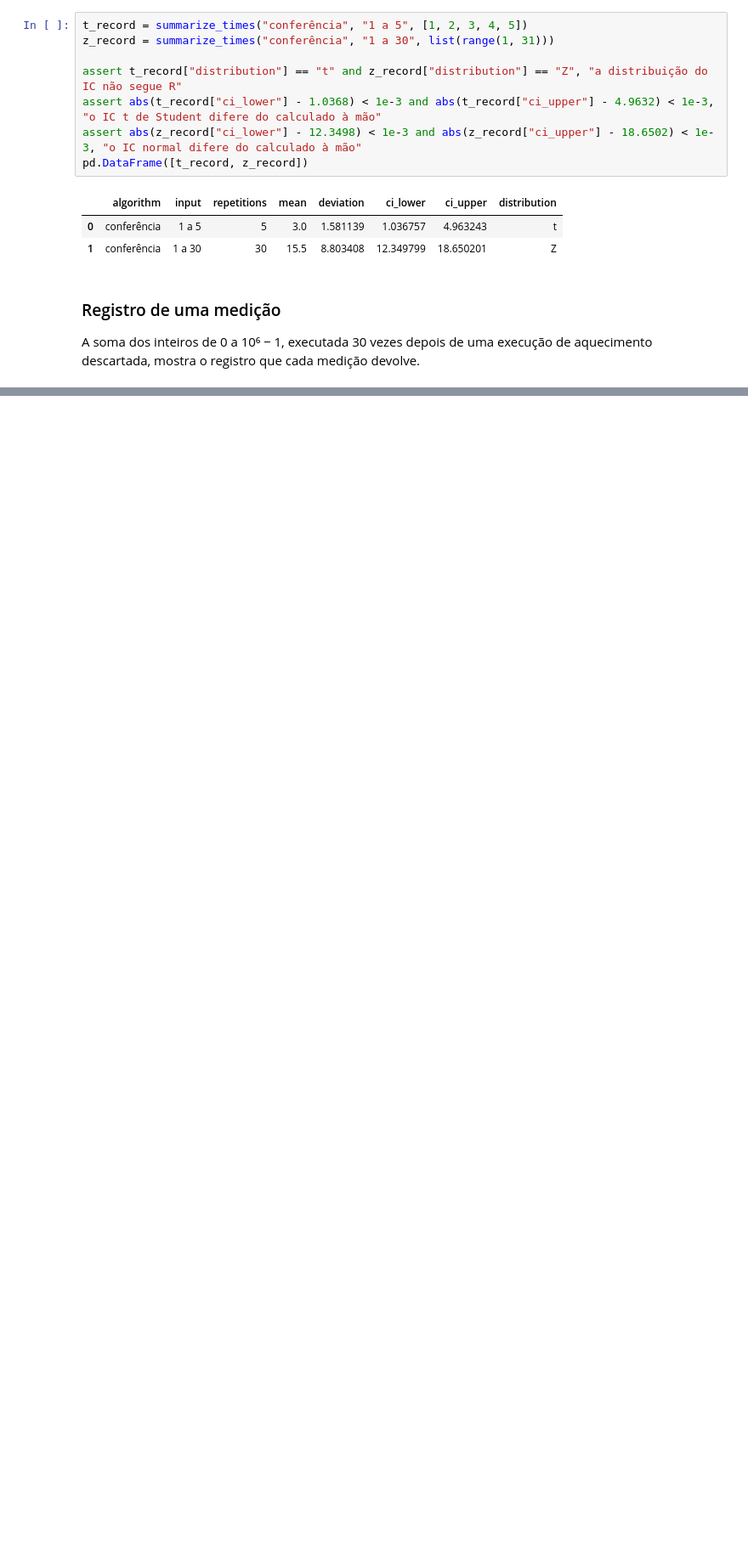
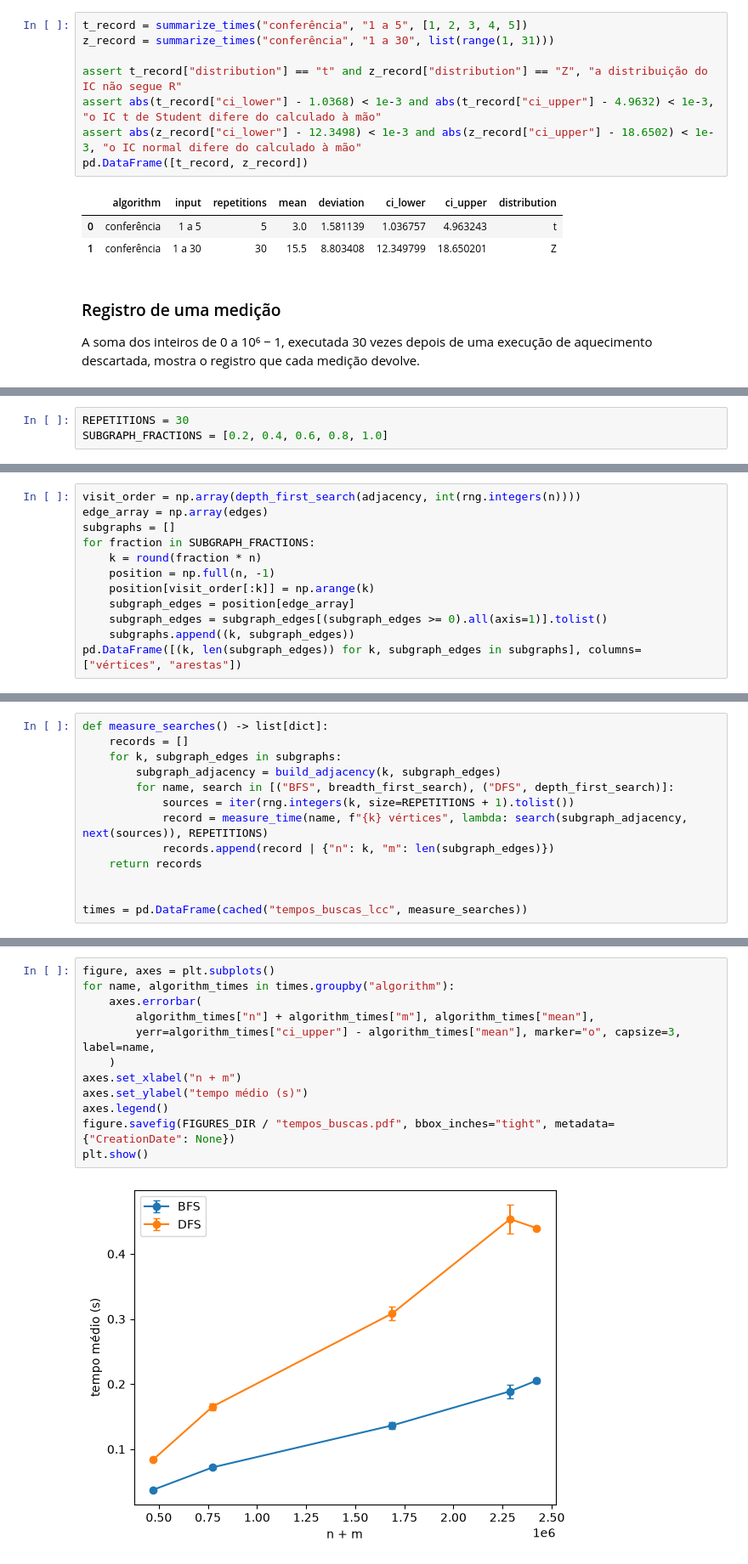
Before and after one commit to Augustocfq/snap-flickr-MATA53, a Jupyter notebook: main.ipynb, the cells around one changed output, grey strips where cells are left out. Shown at 85% size. Drawn from its saved outputs; the diff is of its cells as text; blank space fills up the shorter version.

```diff
--- a/main.ipynb
+++ b/main.ipynb
@@ -573,0 +589,3 @@ dtype: object
+# %%
+REPETITIONS = 30
+SUBGRAPH_FRACTIONS = [0.2, 0.4, 0.6, 0.8, 1.0]
@@ -573,0 +611,12 @@ dtype: object
+# %%
+visit_order = np.array(depth_first_search(adjacency, int(rng.integers(n))))
+edge_array = np.array(edges)
+subgraphs = []
+for fraction in SUBGRAPH_FRACTIONS:
+    k = round(fraction * n)
+    position = np.full(n, -1)
+    position[visit_order[:k]] = np.arange(k)
+    subgraph_edges = position[edge_array]
+    subgraph_edges = subgraph_edges[(subgraph_edges >= 0).all(axis=1)].tolist()
+    subgraphs.append((k, subgraph_edges))
+pd.DataFrame([(k, len(subgraph_edges)) for k, subgraph_edges in subgraphs], columns=["vértices", "arestas"])
@@ -573,0 +634,13 @@ dtype: object
+# %%
+def measure_searches() -> list[dict]:
+    records = []
+    for k, subgraph_edges in subgraphs:
+        subgraph_adjacency = build_adjacency(k, subgraph_edges)
+        for name, search in [("BFS", breadth_first_search), ("DFS", depth_first_search)]:
+            sources = iter(rng.integers(k, size=REPETITIONS + 1).tolist())
+            record = measure_time(name, f"{k} vértices", lambda: search(subgraph_adjacency, next(sources)), REPETITIONS)
+            records.append(record | {"n": k, "m": len(subgraph_edges)})
+    return records
+
+
+times = pd.DataFrame(cached("tempos_buscas_lcc", measure_searches))
@@ -573,0 +674,14 @@ dtype: object
+# %%
+figure, axes = plt.subplots()
+for name, algorithm_times in times.groupby("algorithm"):
+    axes.errorbar(
+        algorithm_times["n"] + algorithm_times["m"], algorithm_times["mean"],
+        yerr=algorithm_times["ci_upper"] - algorithm_times["mean"], marker="o", capsize=3, label=name,
+    )
+axes.set_xlabel("n + m")
+axes.set_ylabel("tempo médio (s)")
+axes.legend()
+figure.savefig(FIGURES_DIR / "tempos_buscas.pdf", bbox_inches="tight", metadata={"CreationDate": None})
+plt.show()
+# %% [output]
+[figure, added]
```
Also changed, not shown: parts of 10 cells of this notebook, 5 other files.
